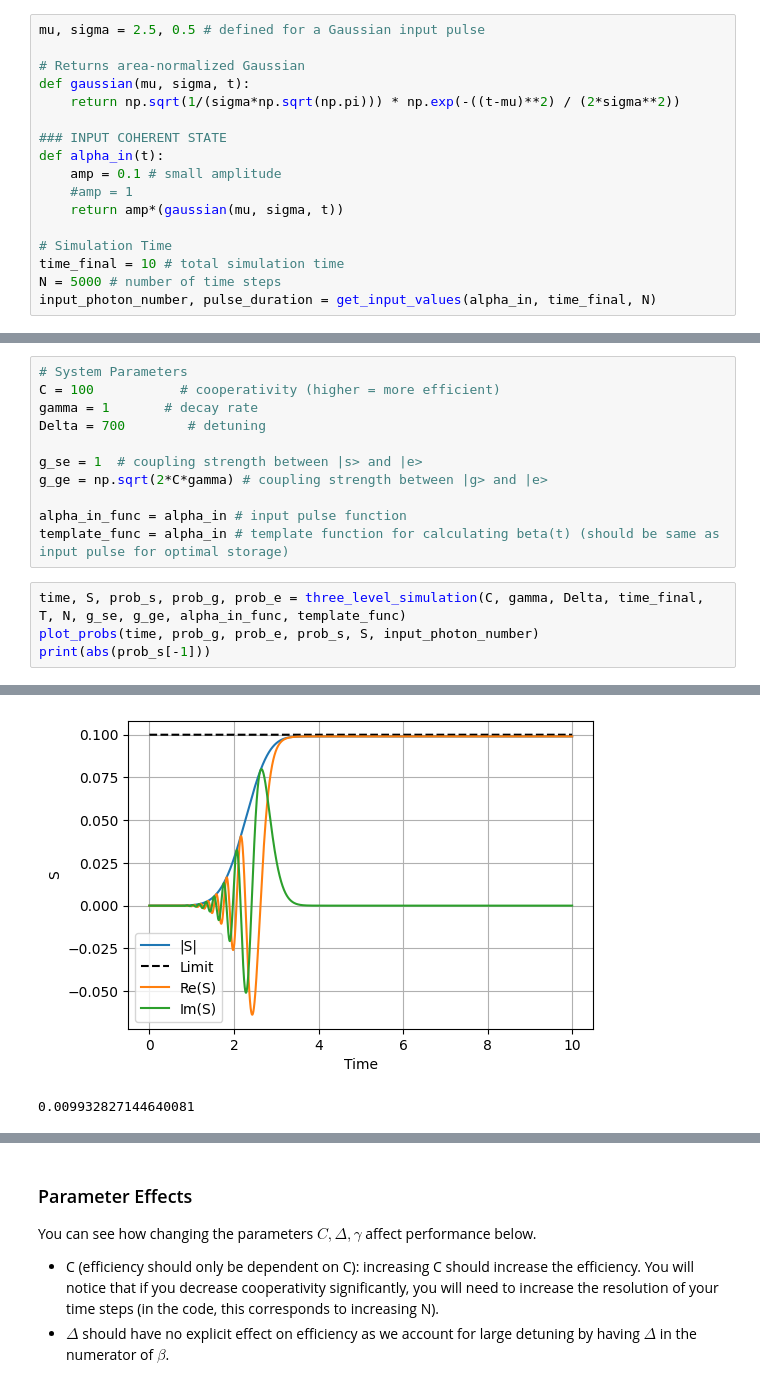
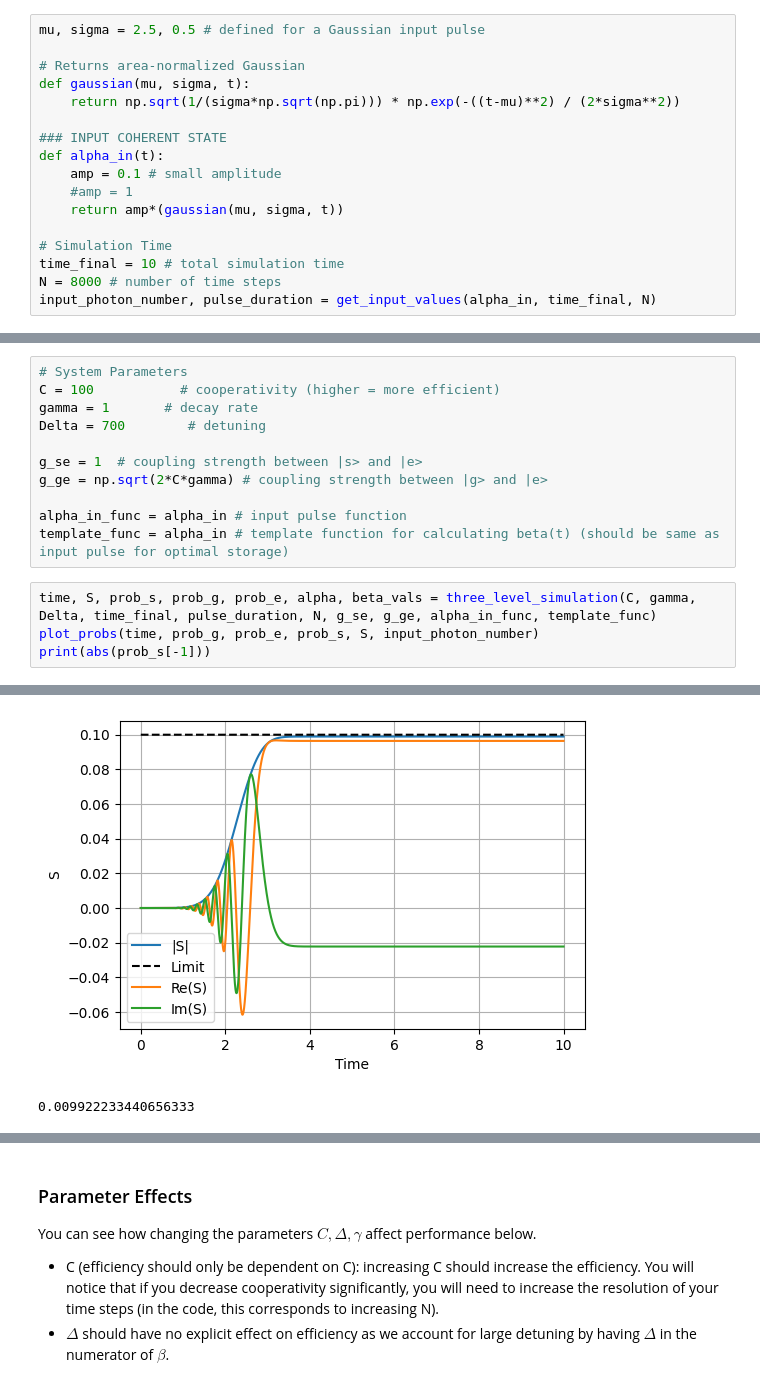
Before and after one commit to brianac687/rbq, a Jupyter notebook: 3LS/three_level_freespace_notebook.ipynb, the cells around one changed output, grey strips where cells are left out. Saved outputs shown, nothing was run; the diff lists cells and outputs as text.

```diff
--- a/3LS/three_level_freespace_notebook.ipynb
+++ b/3LS/three_level_freespace_notebook.ipynb
@@ -73,7 +73,7 @@ def alpha_in(t):
 
 # Simulation Time
 time_final = 10 # total simulation time
-N = 5000 # number of time steps
+N = 8000 # number of time steps
 input_photon_number, pulse_duration = get_input_values(alpha_in, time_final, N)
 # %% [output]
 Area of alpha: 0.00999999999999231
@@ -91,10 +91,10 @@ g_ge = np.sqrt(2*C*gamma) # coupling strength between |g> and |e>
 alpha_in_func = alpha_in # input pulse function
 template_func = alpha_in # template function for calculating beta(t) (should be same as input pulse for optimal storage)
 # %%
-time, S, prob_s, prob_g, prob_e = three_level_simulation(C, gamma, Delta, time_final, T, N, g_se, g_ge, alpha_in_func, template_func)
+time, S, prob_s, prob_g, prob_e, alpha, beta_vals = three_level_simulation(C, gamma, Delta, time_final, pulse_duration, N, g_se, g_ge, alpha_in_func, template_func)
 plot_probs(time, prob_g, prob_e, prob_s, S, input_photon_number)
 print(abs(prob_s[-1]))
 # %% [output]
 [figure]
-[figure, old version]
+[figure, new version]
-0.009932827144640081
+0.009922233440656333
```
Also changed, not shown: parts of 5 cells of this notebook, 4 other files.
